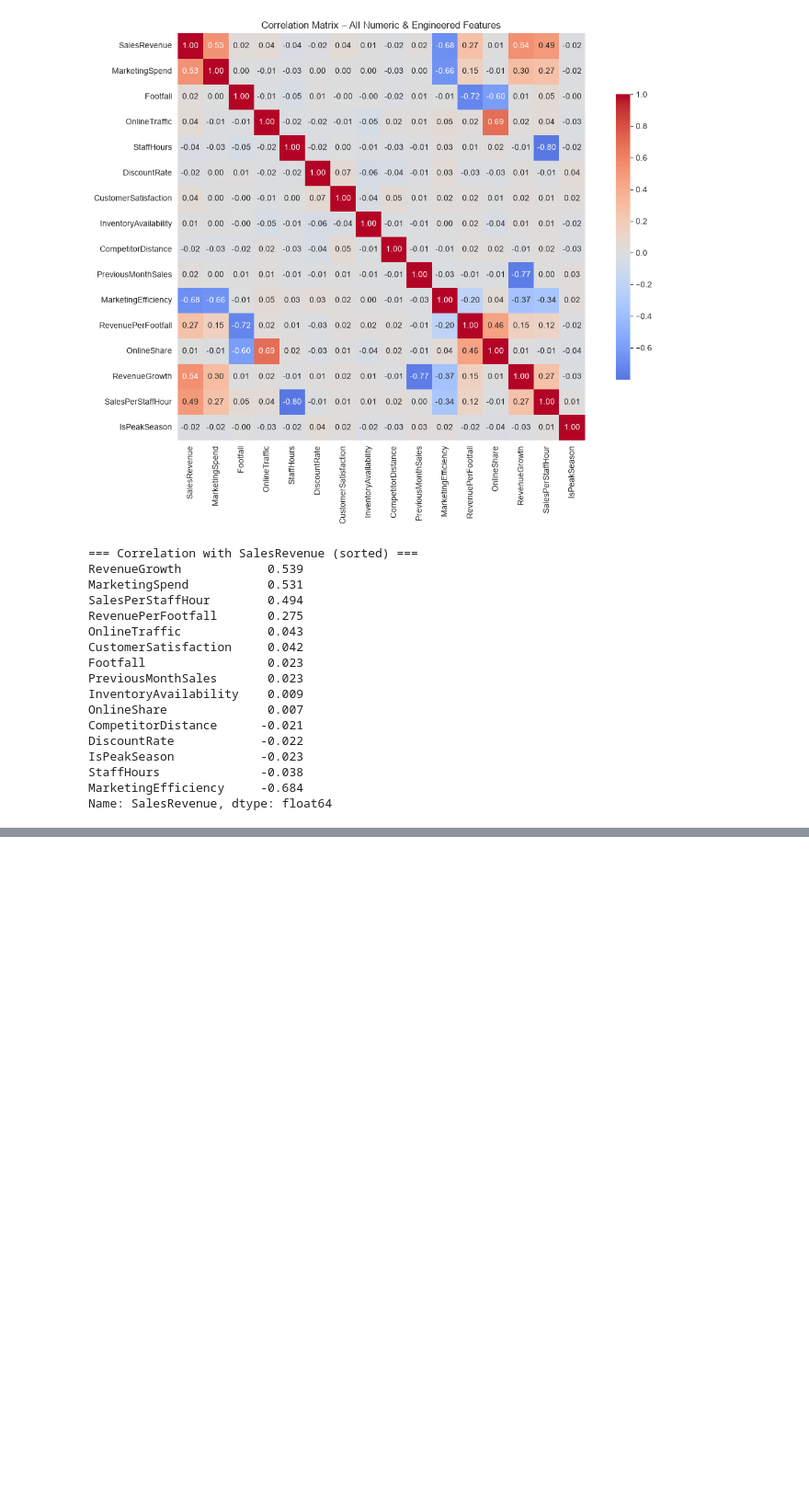
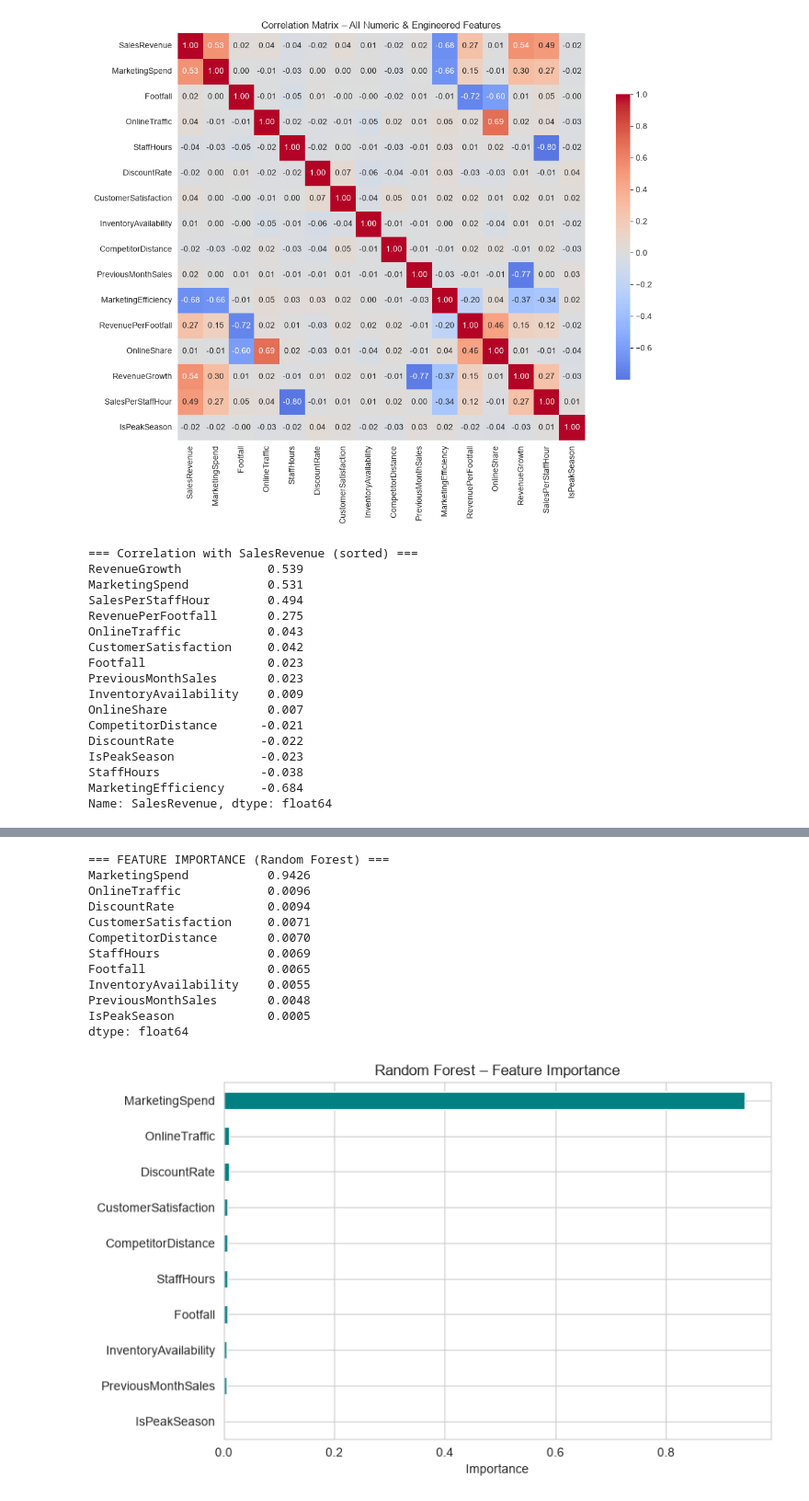
Before and after one commit to kieronisME/Research-Analytics-CA, a Jupyter notebook: Task01.ipynb, the cells around one changed output, grey strips where cells are left out. Shown at 92% size. Cells and saved outputs as stored; diff of their text form; code cells hidden in the pictures; blank space fills up the shorter version.

```diff
--- a/main.ipynb
+++ b/Task01.ipynb
@@ -524,0 +622,27 @@ Name: SalesRevenue, dtype: float64
+# %%
+rf = RandomForestRegressor(n_estimators=300, random_state=42, max_depth=8).fit(X_train, y_train)
+
+importance = pd.Series(rf.feature_importances_, index=feature_cols).sort_values(ascending=False)
+print("=== FEATURE IMPORTANCE (Random Forest) ===")
+print(importance.round(4))
+
+fig, ax = plt.subplots(figsize=(8,5))
+importance.plot(kind='barh', ax=ax, color='teal')
+ax.invert_yaxis()
+ax.set_title('Random Forest – Feature Importance')
+ax.set_xlabel('Importance')
+plt.tight_layout(); plt.show()
+# %% [output]
+=== FEATURE IMPORTANCE (Random Forest) ===
+MarketingSpend           0.9426
+OnlineTraffic            0.0096
+DiscountRate             0.0094
+CustomerSatisfaction     0.0071
+CompetitorDistance       0.0070
+StaffHours               0.0069
+Footfall                 0.0065
+InventoryAvailability    0.0055
+PreviousMonthSales       0.0048
+IsPeakSeason             0.0005
+dtype: float64
+[figure, added]
```
Also changed, not shown: parts of 5 cells of this notebook, 2 other files.
